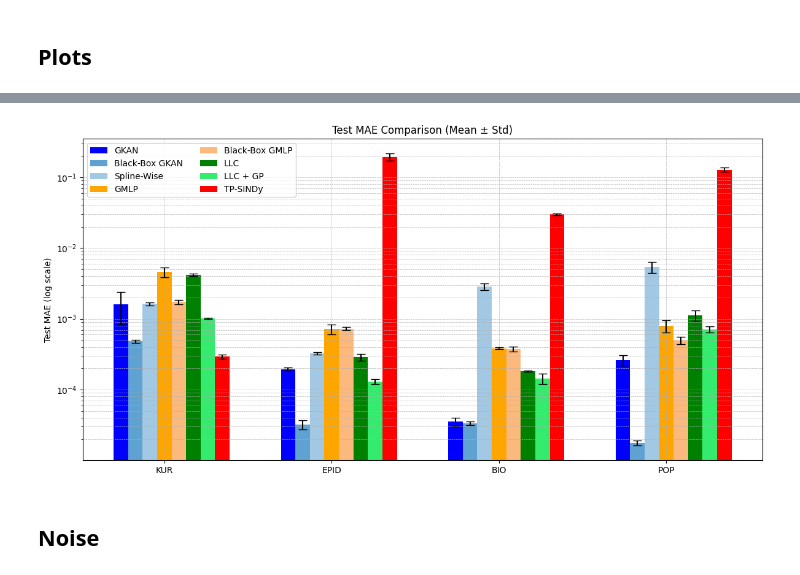
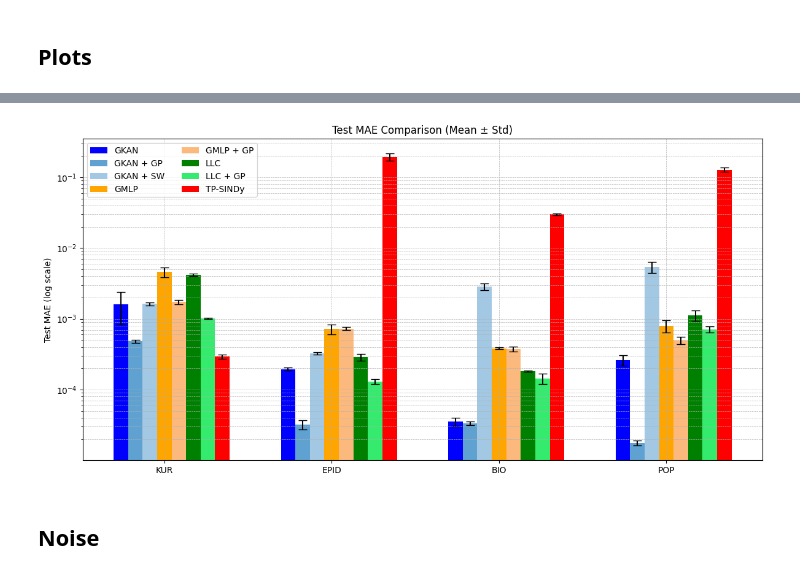
Before and after one commit to riccardocappi/Kan-for-Interpretable-Graph-Dynamics, a Jupyter notebook: plots.ipynb, the cells around one changed output, grey strips where cells are left out. Cells and saved outputs as stored; diff of their text form; code cells hidden in the pictures.

```diff
--- a/plots.ipynb
+++ b/plots.ipynb
@@ -186,39 +186,39 @@ ax.bar(x + offsets['GKAN'], gkan_losses, width, yerr=log_error_bars(gkan_losses,
        label='GKAN', color=colors["gkan"][0], capsize=5)
 
 ax.bar(x + offsets['GKAN-BB'], black_box_means, width, yerr=log_error_bars(black_box_means, black_box_stds),
-       label='Black-Box GKAN', color=colors["gkan"][1], capsize=5)
+       label='GKAN + GP', color=colors["gkan"][1], capsize=5)
 
 ax.bar(x + offsets['GKAN-Spline'], spline_means, width, yerr=log_error_bars(spline_means, spline_stds),
-       label='Spline-Wise', color=colors["gkan"][2], capsize=5)
+       label='GKAN + SW', color=colors["gkan"][2], capsize=5)
 
 ax.bar(x + offsets['GMLP'], mpnn_losses, width, yerr=log_error_bars(mpnn_losses, mpnn_stds),
        label='GMLP', color=colors["mlp"][0], capsize=5)
 
 ax.bar(x + offsets['GMLP-BB'], black_box_mpnn, width, yerr=log_error_bars(black_box_mpnn, black_box_mpnn_stds),
-       label='Black-Box GMLP', color=colors["mlp"][1], capsize=5)
+       label='GMLP + GP', color=colors["mlp"][1], capsize=5)
 
 ax.bar(x + offsets['LLC'], llc_losses, width, yerr=log_error_bars(llc_losses, llc_stds),
        label='LLC', color=colors["llc"][0], capsize=5)
 
 ax.bar(x + offsets['LLC-GP'], black_box_llc, width, yerr=log_error_bars(black_box_llc, black_box_llc_stds),
        label='LLC + GP', color=colors["llc"][1], capsize=5)
 
 ax.bar(x + offsets['TP-SINDy'], tpsindy_means, width, yerr=log_error_bars(tpsindy_means, tpsindy_stds),
        label='TP-SINDy', color=colors["tss"][0], capsize=5)
 
 # Labels and formatting
 ax.set_ylabel('Test MAE (log scale)')
 ax.set_title('Test MAE Comparison (Mean ± Std)')
 ax.set_xticks(x)
 ax.set_xticklabels(datasets)
 ax.set_yscale('log')
 ax.legend(loc='best', ncol=2)
 ax.grid(True, which="both", ls="--", linewidth=0.5)
 
 plt.tight_layout()
 plt.show()
 # %% [output]
-[figure, old version]
+[figure, new version]
 # %% [markdown]
 ## Noise
 # %%
```
Also changed, not shown: parts of 6 cells of this notebook, 11 other files.
